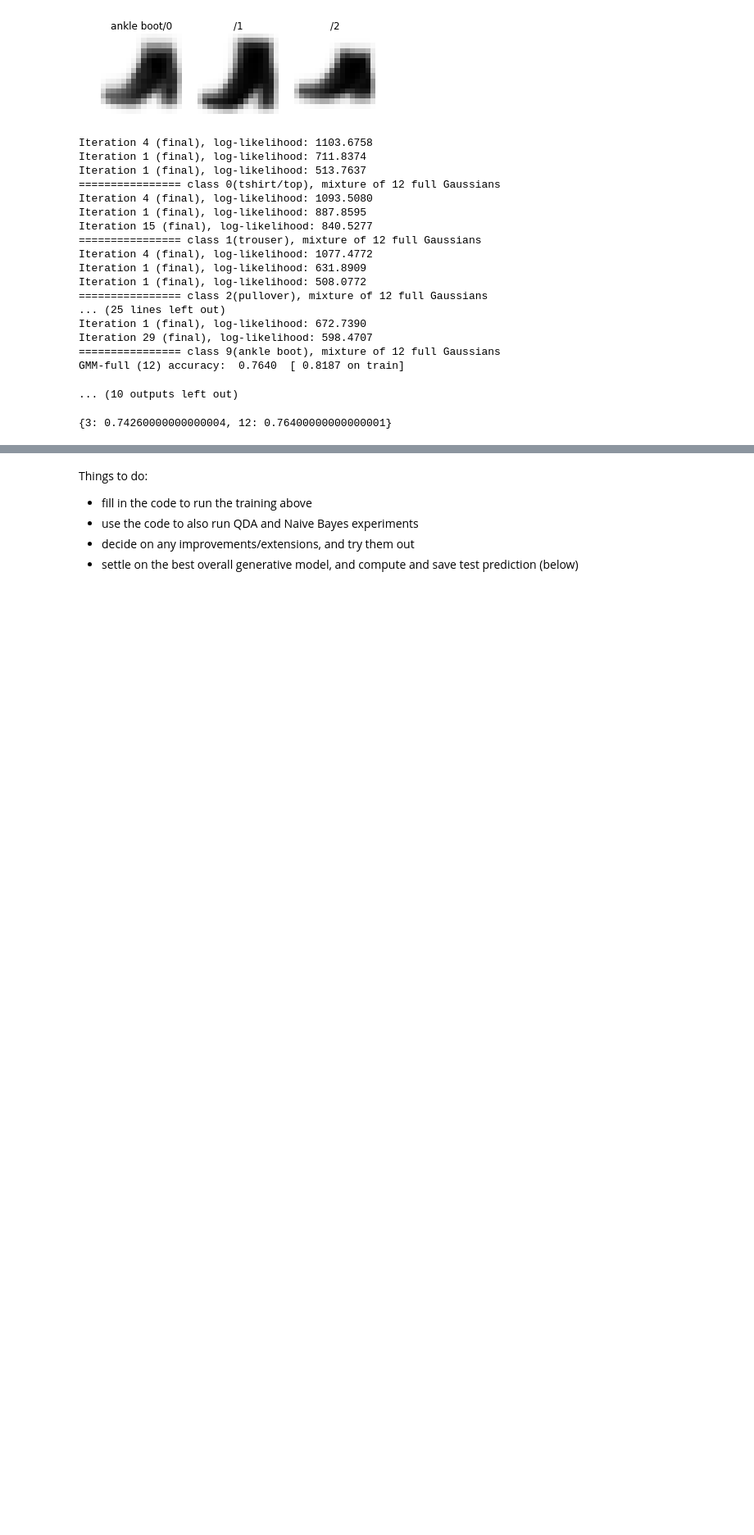
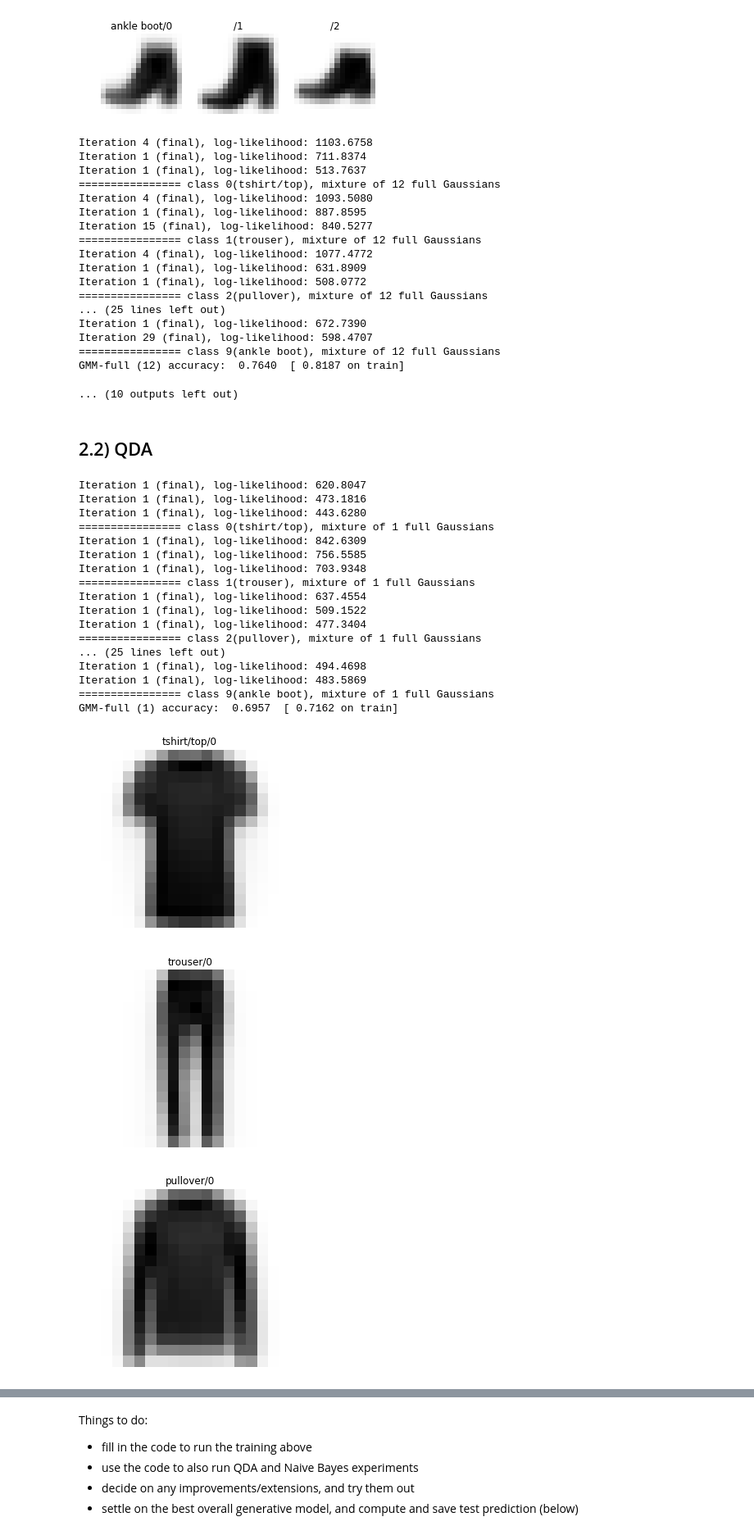
Before and after one commit to karljiangster/StatML, a Jupyter notebook: hw4/karljiang-sol4.ipynb, the cells around one changed output, grey strips where cells are left out. Shown at 82% size. Drawn from its saved outputs; the diff is of its cells as text; code cells hidden in the pictures; blank space fills up the shorter version.

```diff
--- a/hw4/karljiang-sol4.ipynb
+++ b/hw4/karljiang-sol4.ipynb
@@ -147,7 +147,7 @@ def recip(v, eps=1e-5):
 # %% [markdown]
 Multivariate Gaussian log PDF:
 # %%
-def mvn_logpdf(X, mu, cov):
+def mvn_logpdf(X, mu, cov, diag = False):
     '''
     X must be a np array, not a np matrix...
     '''
@@ -222,12 +222,8 @@ class GaussianMixtureModel(object):
             # put here code you need to compute log_gamma as explained below; everything else will follow
 
             # this is the unnormalized value of responsibilities, i.e., log ( pi_c*p(x|c) )
-            #p_c_old = mvn.logpdf(X, self.mu[comp, :], self.sigma[comp] )
             p_c_old = mvn_logpdf(X, self.mu[comp, :], self.sigma[comp] )
 
-            #print("julian: {}".format(p_c_old[0:10] ) )
-            #print("me: {}\n\n".format( p_c_old_karl[0:10] ) )
-            #print("DIFF: {}\n\n".format( p_c_old_karl[0:10] - p_c_old[0:10]   ) )
 
             #eigs = np.linalg.eigvals(self.sigma[comp])
             #print(np.prod(eigs))
@@ -279,21 +275,6 @@ class GaussianMixtureModel(object):
 
                 cov_matrix = np.dot(np.transpose(shift_data), resp_scaled_shift_data) / unnorm_pi[comp]
 
-                """
-                vals, Q = np.linalg.eig(cov_matrix, )
-                for v in vals:
-                    if v < 0 or v.imag:
-                        print("FUCK: {}".format(v))
-                """
-
-                """
-                bad = [i for i in range(len(vals)) if vals[i] < -0.00001 or vals[i].imag is not 0 ]
-                if len(bad):
-                    print("UH OH")
-                    k = np.min((5, len(bad)))
-                    for fuck in range(k):
-                        print(bad[fuck], vals[ bad[fuck] ])
-                """
                 #reg_vals = np.maximum(self.eps, np.real(vals))
                 #reg_cov_matrix = np.dot( np.dot(Q, np.diag(reg_vals) ), np.transpose(Q) )
                 reg_cov_matrix = cov_matrix + np.diag([self.eps] * cov_matrix.shape[0])
@@ -505,7 +486,46 @@ Iteration 29 (final), log-likelihood: 598.4707
 ================ class 9(ankle boot), mixture of 12 full Gaussians
 GMM-full (12) accuracy:  0.7640  [ 0.8187 on train]
 ... (10 outputs left out)
-# %%
-gmmacc
-# %% [output]
-{3: 0.74260000000000004, 12: 0.76400000000000001}
+# %% [markdown]
+## 2.2) QDA
+# %%
+ks=[1]
+gmmacc=dict()
+gmmaccTrain=dict()
+
+#%pdb
+for k in ks:
+    mmodels=dict()
+
+    for y in range(10):
+        mmodels[y] = GaussianMixtureModel(classData[y], k, max_iter=30, cov_type='full')
+        mmodels[y].trainFast(classData[y],verbose='final',rs=[.05,.25,1])
+        print('================ class '+str(y)+'('+class_names[y]+'), mixture of %d full Gaussians'%k)
+
+    gmmacc[k], _ = get_accuracy(mmodels,xVal,yVal)
+    gmmaccTrain[k], _ = get_accuracy(mmodels,xTrain,yTrain)
+    print('GMM-full (%d) accuracy:  %.4f  [ %.4f on train]'%(k,gmmacc[k],gmmaccTrain[k]))
+    for y in range(10):
+        showMeans(mmodels,y)
+        plt.show()
+# %% [output]
+Iteration 1 (final), log-likelihood: 620.8047
+Iteration 1 (final), log-likelihood: 473.1816
+Iteration 1 (final), log-likelihood: 443.6280
+================ class 0(tshirt/top), mixture of 1 full Gaussians
+Iteration 1 (final), log-likelihood: 842.6309
+Iteration 1 (final), log-likelihood: 756.5585
+Iteration 1 (final), log-likelihood: 703.9348
+================ class 1(trouser), mixture of 1 full Gaussians
+Iteration 1 (final), log-likelihood: 637.4554
+Iteration 1 (final), log-likelihood: 509.1522
+Iteration 1 (final), log-likelihood: 477.3404
+================ class 2(pullover), mixture of 1 full Gaussians
+... (25 lines left out)
+Iteration 1 (final), log-likelihood: 494.4698
+Iteration 1 (final), log-likelihood: 483.5869
+================ class 9(ankle boot), mixture of 1 full Gaussians
+GMM-full (1) accuracy:  0.6957  [ 0.7162 on train]
+[figure, added]
+[figure, added]
+[figure, added]
```
Also changed, not shown: parts of 11 cells of this notebook, 5 other files.
